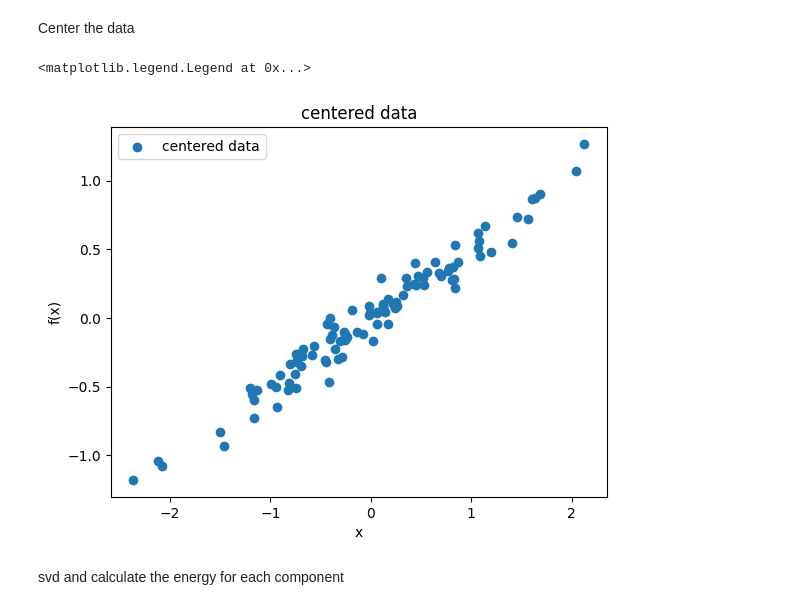
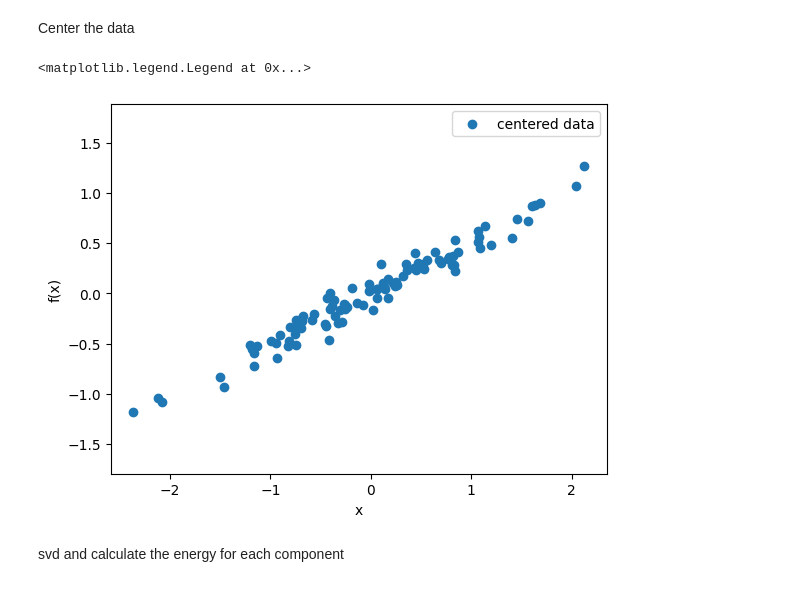
Before and after one commit to Erfan-Mashayekh/MLCMS, a Jupyter notebook: Exercise3/PCA/task1.ipynb, the cells around one changed output. Cells and saved outputs as stored; diff of their text form; code cells hidden in the pictures.

```diff
--- a/Exercise3/PCA/task1.ipynb
+++ b/Exercise3/PCA/task1.ipynb
@@ -23,14 +24,14 @@ Center the data
 # %%
 data1_mean = data1.mean(axis=0)
 data1_centered = data1 - data1_mean
 plt.scatter(data1_centered[:, 0], data1_centered[:, 1], label='centered data')
 plt.xlabel("x")
 plt.ylabel("f(x)")
-plt.title("centered data")
+plt.axis("equal")
 plt.legend()
 # %% [output]
 <matplotlib.legend.Legend at 0x...>
-[figure, old version]
+[figure, new version]
 # %% [markdown]
 svd and calculate the energy for each component
 # %%
```
Also changed, not shown: parts of 8 cells of this notebook, 1 other file.
